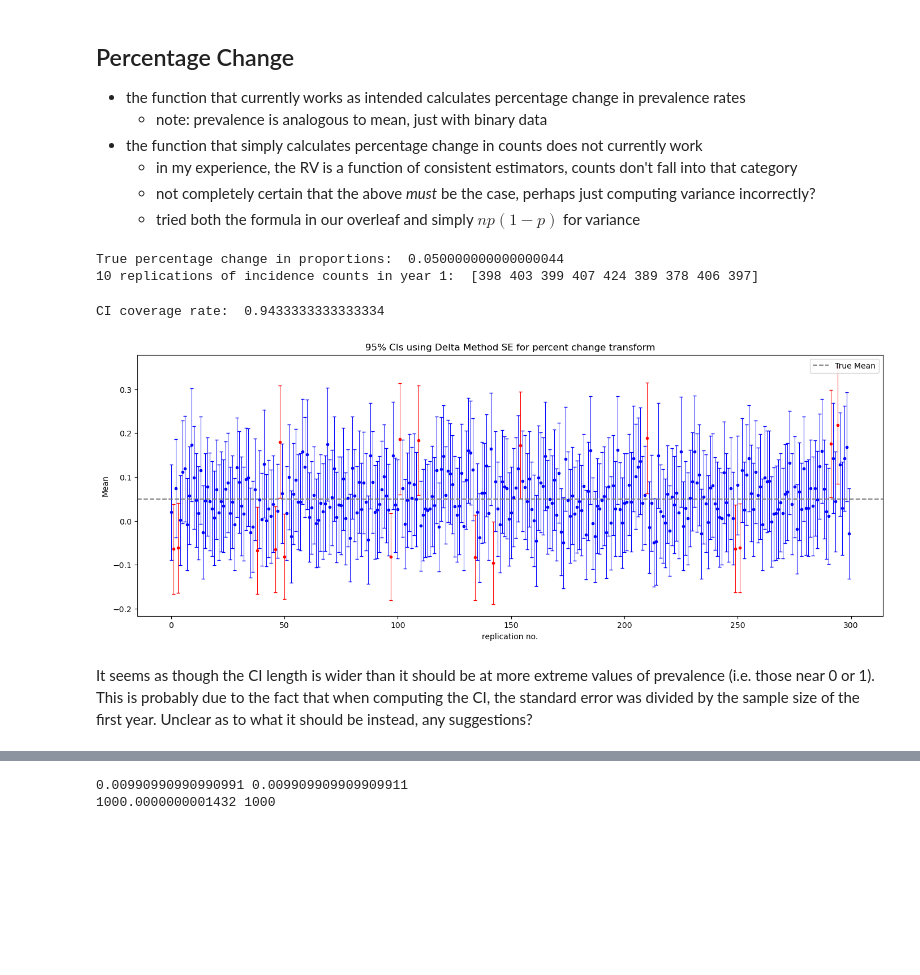
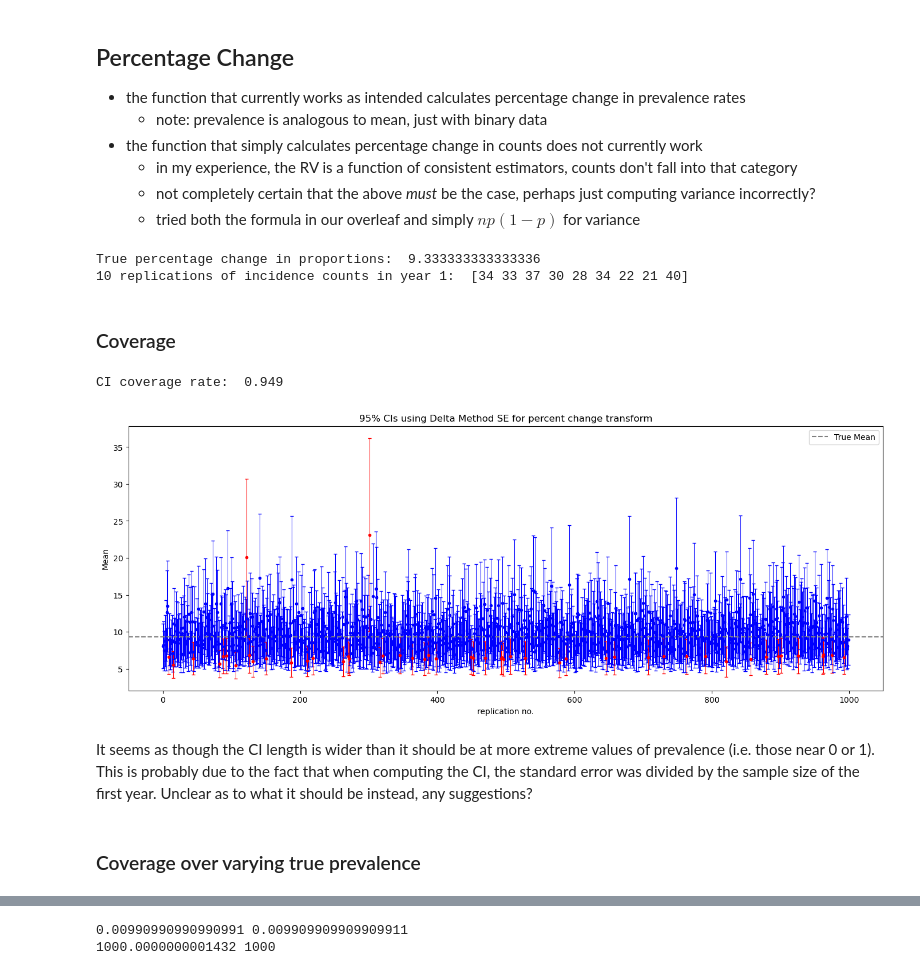
Before and after one commit to ihmeuw-msca/distrx, a Jupyter notebook: simulations.ipynb, the cells around one changed output, grey strips where cells are left out. Cells and saved outputs as stored; diff of their text form; code cells hidden in the pictures; blank space fills up the shorter version.

Commit message:
change counts to default option and update testing/simulations accordingly

```diff
--- a/simulations.ipynb
+++ b/simulations.ipynb
@@ -4,11 +4,10 @@ import matplotlib.pyplot as plt
 from distrx.transforms import (
   delta_method,
   transform_data,
-  transform_percentage_change,
-  transform_percentage_change_counts1,
-  transform_percentage_change_counts2
+  transform_percentage_change_experiment,
+  transform_percentage_change
 )
-NREP = 300
+NREP = 1000
 Q = 1.96
 # %% [output]
 Intel MKL WARNING: Support of Intel(R) Streaming SIMD Extensions 4.2 (Intel(R) SSE4.2) enabled only processors has been deprecated. Intel oneAPI Math Kernel Library 2025.0 will require Intel(R) Advanc ...
@@ -80,8 +79,8 @@ CI coverage rate:  0.9466666666666667
   * tried both the formula in our overleaf and simply $np(1 - p)$ for variance
 # %%
 # parameters for population sizes and prevalence
-Y1_POP, Y1_PREV = 1000, 0.4
-Y2_POP, Y2_PREV = 1050, (Y1_PREV + 0.02)
+Y1_POP, Y1_PREV = 1000, 0.03
+Y2_POP, Y2_PREV = Y1_POP + 3000, (Y1_PREV + 0.28)
 
 # simulate incidence from 2 years w/differing aforementioned parameters
 y1_incid = np.random.binomial(Y1_POP, Y1_PREV, size=NREP)
@@ -96,42 +95,34 @@ TRUE_DIFF = (Y2_PREV / Y1_PREV) - 1
 print("True percentage change in proportions: ", TRUE_DIFF)
 print("10 replications of incidence counts in year 1: ", y1_incid[0:9])
 # %% [output]
-True percentage change in proportions:  0.050000000000000044
-10 replications of incidence counts in year 1:  [398 403 399 407 424 389 378 406 397]
+True percentage change in proportions:  9.333333333333336
+10 replications of incidence counts in year 1:  [34 33 37 30 28 34 22 21 40]
+# %% [markdown]
+### Coverage
 # %%
 # TODO: document coverage with graphs in the tails
-coverages = np.zeros(NREP)
-mu_txs = np.zeros(NREP)
-ci_uppers = np.zeros(NREP)
-ci_lowers = np.zeros(NREP)
-y1_rep1 = y1_incid[0]
-y2_rep1 = y2_incid[0]
+coverages, mu_txs, ci_uppers, ci_lowers = np.zeros(NREP), np.zeros(NREP), np.zeros(NREP), np.zeros(NREP)
 
-# print(transform_percentage_change_counts1(y1_rep1, Y1_POP, y2_rep1, Y2_POP))
+# TODO: try to incorporate this into the testing suite
 # print(np.var(y1_incid, ddof=1))
-# print(transform_percentage_change_counts2(y1_rep1, Y1_POP, y2_rep1, Y2_POP))
-# raise KeyboardInterrupt
-# TODO: ask Kelsey for function interface options
-# TODO: get some slides together for high level issue and consequence descriptoin
 for i in range(NREP):
-  mu_txs[i], sigma_hat = transform_percentage_change_counts1(y1_incid[i], Y1_POP, y2_incid[i], Y2_POP)
-  # print(delta_hat, sigma_hat)
-  ci_uppers[i] = mu_txs[i] + Q * sigma_hat / np.sqrt(Y1_POP)
-  ci_lowers[i] = mu_txs[i] - Q * sigma_hat / np.sqrt(Y1_POP)
-  # ci_uppers[i] = mu_txs[i] + Q * sigma_hat
-  # ci_lowers[i] = mu_txs[i] - Q * sigma_hat
+  mu_txs[i], sigma_hat = transform_percentage_change(y1_incid[i], Y1_POP, y2_incid[i], Y2_POP)
+  ci_uppers[i] = mu_txs[i] + Q * sigma_hat
+  ci_lowers[i] = mu_txs[i] - Q * sigma_hat
   if (ci_lowers[i] < TRUE_DIFF and TRUE_DIFF < ci_uppers[i]):
     coverages[i] = 1
 
 coverage_pct = (coverages == 1).sum() / NREP
 print("CI coverage rate: ", coverage_pct)
 
 plot_simulation(coverages, mu_txs, ci_lowers, ci_uppers, TRUE_DIFF, "percent change transform")
 # %% [output]
-CI coverage rate:  0.9433333333333334
+CI coverage rate:  0.949
-[figure, old version]
+[figure, new version]
 # %% [markdown]
 It seems as though the CI length is wider than it should be at more extreme values of prevalence (i.e. those near 0 or 1). This is probably due to the fact that when computing the CI, the standard error was divided by the sample size of the first year. Unclear as to what it should be instead, any suggestions?
+# %% [markdown]
+### Coverage over varying true prevalence
 # %%
 y1_prevalences = np.arange(0.01, 1, 0.05)
 all_coverages = []
```
Also changed, not shown: parts of 11 cells of this notebook, 2 other files.
